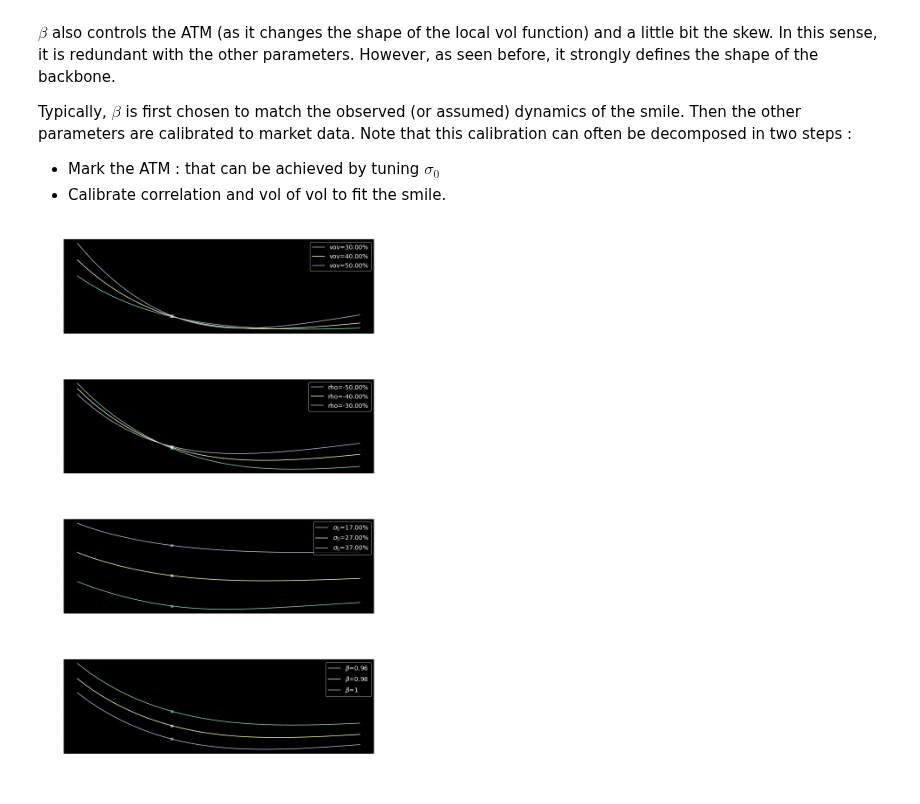
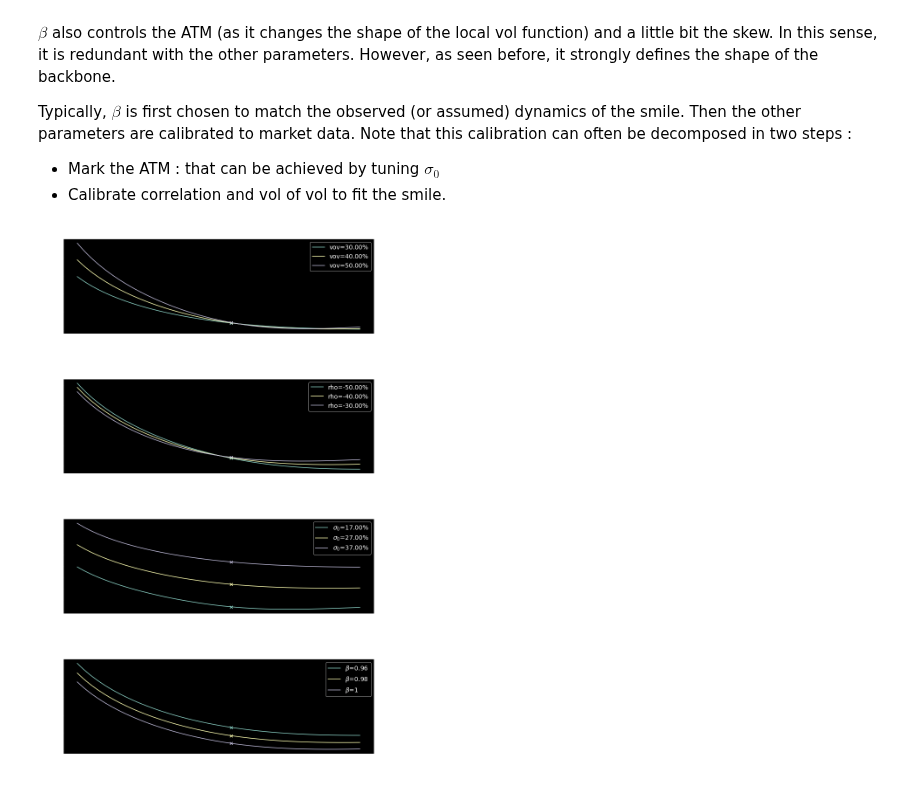
Before and after one commit to sauxpa/Quant, a Jupyter notebook: volmodels_examples/SABR.ipynb, the cells around one changed output. Cells and saved outputs as stored; diff of their text form; code cells hidden in the pictures.

```diff
--- a/volmodels_examples/SABR.ipynb
+++ b/volmodels_examples/SABR.ipynb
@@ -292,8 +292,8 @@ f_shocks = [
     50*ONE_BP
 ]
 
-moneyness_lo = 0.5
-moneyness_hi = 2.0
+logmoneyness_lo = -1.5
+logmoneyness_hi = 0.5
 
 Model_LN = SABR_Hagan_LN(beta=0.0,
                          vov=vov,
@@ -302,8 +302,8 @@ Model_LN = SABR_Hagan_LN(beta=0.0,
                          marking_mode='sigma_0',
                          sigma_0=sigma_0,
                          n_strikes=N_STRIKES,
-                         moneyness_lo=moneyness_lo,
-                         moneyness_hi=moneyness_hi
+                         logmoneyness_lo=logmoneyness_lo,
+                         logmoneyness_hi=logmoneyness_hi
                         )
 Model_N = SABR_Hagan_N(beta=0.0,
                        vov=vov,
@@ -312,8 +312,8 @@ Model_N = SABR_Hagan_N(beta=0.0,
                        marking_mode='sigma_0',
                        sigma_0=sigma_0,
                        n_strikes=N_STRIKES,
-                       moneyness_lo=moneyness_lo,
-                       moneyness_hi=moneyness_hi
+                       logmoneyness_lo=logmoneyness_lo,
+                       logmoneyness_hi=logmoneyness_hi
                       )
 
 models = [Model_LN, Model_N]
@@ -353,8 +353,8 @@ f_shocks = [
     50*ONE_BP
 ]
 
-moneyness_lo = 0.5
-moneyness_hi = 2.0
+logmoneyness_lo = -1.5
+logmoneyness_hi = 0.5
 
 Model_LN = SABR_Hagan_LN(beta=1.0,
                          vov=vov,
@@ -363,8 +363,8 @@ Model_LN = SABR_Hagan_LN(beta=1.0,
                          marking_mode='sigma_0',
                          sigma_0=sigma_0,
                          n_strikes=N_STRIKES,
-                         moneyness_lo=moneyness_lo,
-                         moneyness_hi=moneyness_hi
+                         logmoneyness_lo=logmoneyness_lo,
+                         logmoneyness_hi=logmoneyness_hi
                         )
 
 Model_N = SABR_Hagan_N(beta=1.0,
@@ -374,8 +374,8 @@ Model_N = SABR_Hagan_N(beta=1.0,
                        marking_mode='sigma_0',
                        sigma_0=sigma_0,
                        n_strikes=N_STRIKES,
-                       moneyness_lo=moneyness_lo,
-                       moneyness_hi=moneyness_hi
+                       logmoneyness_lo=logmoneyness_lo,
+                       logmoneyness_hi=logmoneyness_hi
                       )
 
 models = [Model_LN, Model_N]
@@ -430,8 +430,8 @@ vov = 40*ONE_PCT
 rho = -40*ONE_PCT
 sigma_0 = 27*ONE_PCT
 
-moneyness_lo = 0.5
-moneyness_hi = 2.0
+logmoneyness_lo = -1.5
+logmoneyness_hi = 0.5
 
 fig, axes = plt.subplots(nrows=4, ncols=1)
 
@@ -443,8 +443,8 @@ model = SABR_Hagan_LN(beta=1.0,
                       marking_mode='sigma_0',
                       sigma_0=sigma_0,
                       n_strikes=N_STRIKES,
-                      moneyness_lo=moneyness_lo,
-                      moneyness_hi=moneyness_hi
+                      logmoneyness_lo=logmoneyness_lo,
+                      logmoneyness_hi=logmoneyness_hi
                      )
 
 for vov_shock in vov_shocks:
@@ -469,8 +469,8 @@ model = SABR_Hagan_LN(beta=1.0,
                       marking_mode='sigma_0',
                       sigma_0=sigma_0,
                       n_strikes=N_STRIKES,
-                      moneyness_lo=moneyness_lo,
-                      moneyness_hi=moneyness_hi
+                      logmoneyness_lo=logmoneyness_lo,
+                      logmoneyness_hi=logmoneyness_hi
                      )
 
 for rho_shock in rho_shocks:
@@ -495,8 +495,8 @@ model = SABR_Hagan_LN(beta=1.0,
                       marking_mode='sigma_0',
                       sigma_0=sigma_0,
                       n_strikes=N_STRIKES,
-                      moneyness_lo=moneyness_lo,
-                      moneyness_hi=moneyness_hi
+                      logmoneyness_lo=logmoneyness_lo,
+                      logmoneyness_hi=logmoneyness_hi
                      )
 
 for sigma_0_shock in sigma_0_shocks:
@@ -512,33 +512,33 @@ for sigma_0_shock in sigma_0_shocks:
     ax.legend(loc='upper right')
     ax.xaxis.set_major_formatter(FuncFormatter(lambda x, _: '{:.2%}'.format(x)))
     ax.set_title('Initial vol shock')
 
 ax = axes[3]
 model = SABR_Hagan_LN(beta=1.0,
                       vov=vov,
                       rho=rho,
                       f=f,
                       marking_mode='sigma_0',
                       sigma_0=sigma_0,
                       n_strikes=N_STRIKES,
-                      moneyness_lo=moneyness_lo,
-                      moneyness_hi=moneyness_hi
+                      logmoneyness_lo=logmoneyness_lo,
+                      logmoneyness_hi=logmoneyness_hi
                      )
 
 for beta in betas:
     model.beta = beta
     smile = list(model.smile.values())
     label = r'$\beta$={}'.format(beta)
     ax.plot(model.strike_grid, smile, label=label)
     ax.scatter([model.f], [model.ATM], marker='x')
 
     ax.set_xlabel(xlabel)
     ax.set_ylabel(ylabel)
     ax.legend(loc='upper right')
     ax.xaxis.set_major_formatter(FuncFormatter(lambda x, _: '{:.2%}'.format(x)))
     ax.set_title(r'$\beta$ shock')
 
 plt.tight_layout()
 plt.show()
 # %% [output]
-[figure, old version]
+[figure, new version]
```
Also changed, not shown: parts of 9 cells of this notebook, 7 other files.
